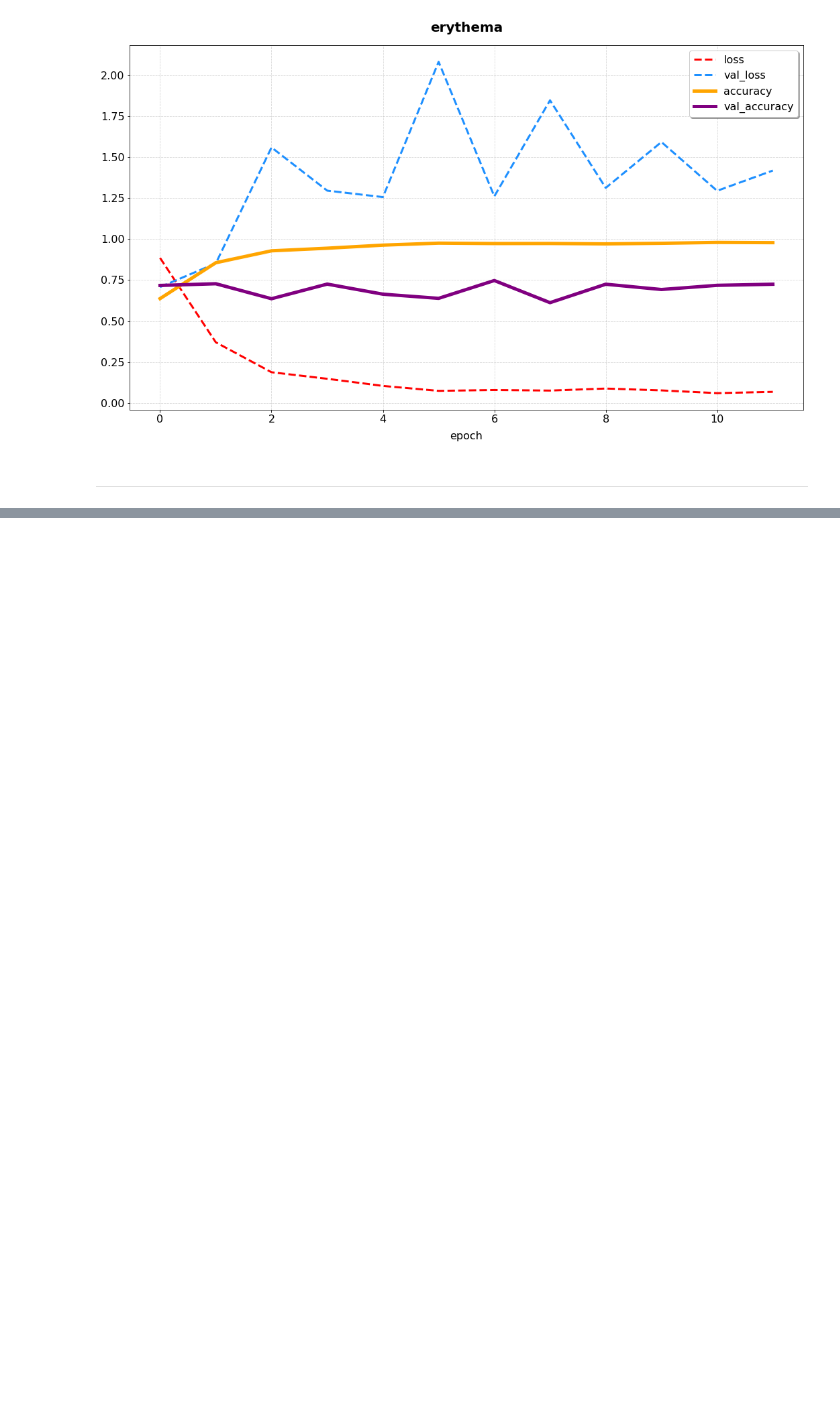
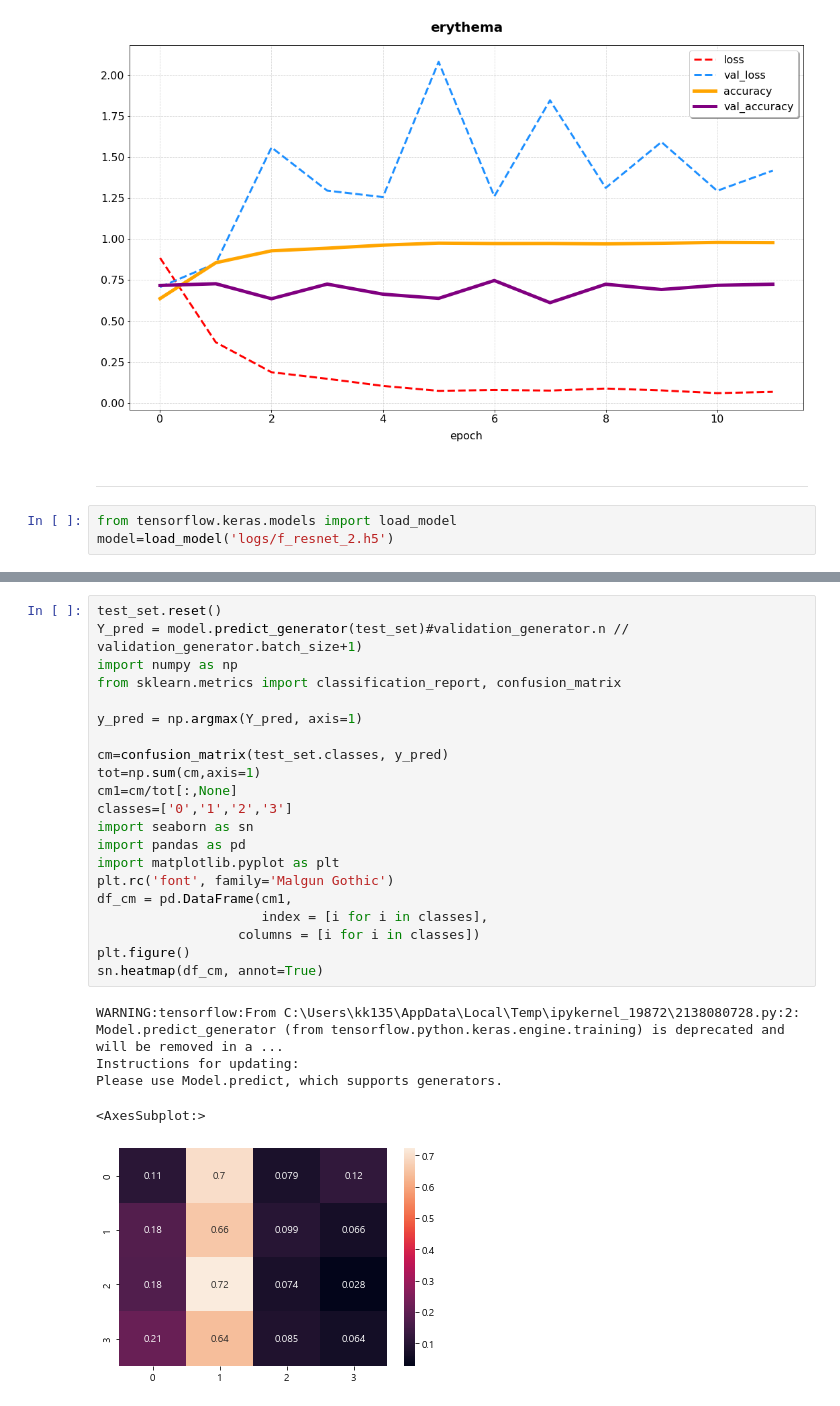
Before and after one commit to ejcho3792/TIL, a Jupyter notebook: tensorflow/pjt07/resnet50_preprocessing2.ipynb, the cells around one changed output, grey strips where cells are left out. Drawn from its saved outputs; the diff is of its cells as text; blank space fills up the shorter version.

```diff
--- a/tensorflow/pjt07/resnet50_preprocessing2.ipynb
+++ b/tensorflow/pjt07/resnet50_preprocessing2.ipynb
@@ -251,3 +251,6 @@ plt.show()
 [figure]
 # %% [markdown]
 ---
+# %%
+from tensorflow.keras.models import load_model
+model=load_model('logs/f_resnet_2.h5')
@@ -253,0 +270,27 @@ plt.show()
+# %%
+test_set.reset()
+Y_pred = model.predict_generator(test_set)#validation_generator.n // validation_generator.batch_size+1)
+import numpy as np
+from sklearn.metrics import classification_report, confusion_matrix
+
+y_pred = np.argmax(Y_pred, axis=1)
+
+cm=confusion_matrix(test_set.classes, y_pred)
+tot=np.sum(cm,axis=1)
+cm1=cm/tot[:,None]
+classes=['0','1','2','3']
+import seaborn as sn
+import pandas as pd
+import matplotlib.pyplot as plt
+plt.rc('font', family='Malgun Gothic')
+df_cm = pd.DataFrame(cm1,
+                     index = [i for i in classes],
+                  columns = [i for i in classes])
+plt.figure()
+sn.heatmap(df_cm, annot=True)
+# %% [output]
+WARNING:tensorflow:From C:\Users\kk135\AppData\Local\Temp\ipykernel_19872\2138080728.py:2: Model.predict_generator (from tensorflow.python.keras.engine.training) is deprecated and will be removed in a ...
+Instructions for updating:
+Please use Model.predict, which supports generators.
+<AxesSubplot:>
+[figure, added]
```
Also changed, not shown: parts of 2 cells of this notebook, 3 other files.
